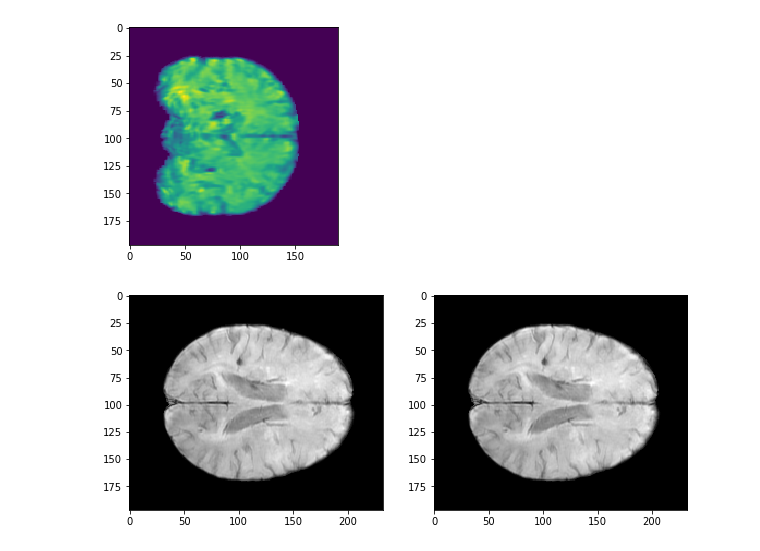
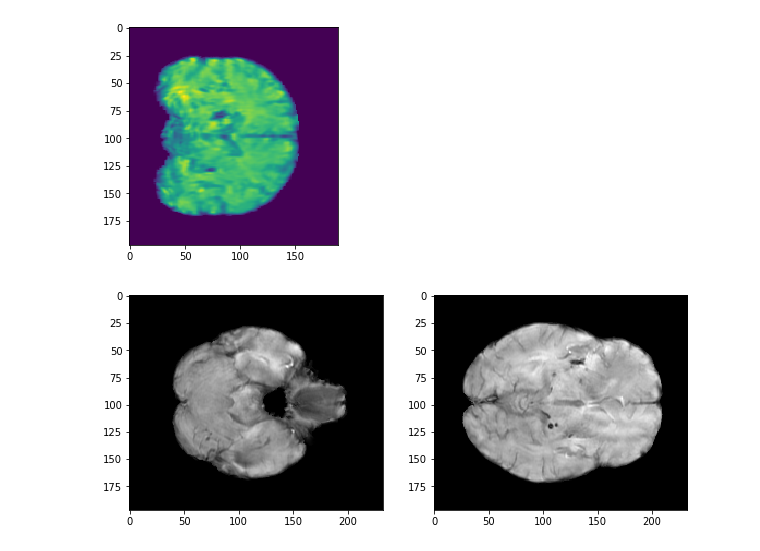
Before and after one commit to ZAKAUDD/pfca, a Jupyter notebook: processing_algorithm.ipynb, the cells around one changed output. Cells and saved outputs as stored; diff of their text form; code cells hidden in the pictures.

```diff
--- a/processing_algorithm.ipynb
+++ b/processing_algorithm.ipynb
@@ -35,11 +36,12 @@ if os.path.isfile(cur_path+'/params/input_params.csv'):
     file = pd.read_csv(cur_path+'/params/input_params.csv')
     raw_data_dir = file['raw'].values[0]
     nifti_dir = file['nifti'].values[0]
+    params_dir = cur_path+'/params/input_params.csv'
 else:
     path_raw = str(cur_path)+"/datasets/raw/"
     path_nifti = str(cur_path)+"/datasets/nifti/"
     d_modified = datetime.date.today()
-    file_dataframe = {'raw': [path_raw], 'date_added': [d_modified], 'nifti': [path_nifti]}
+    file_dataframe = {'raw': [path_raw], 'date_added': [d_modified], 'nifti': [path_nifti], 'cur_path' : [cur_path]}
     r = pd.DataFrame(file_dataframe)
     r.to_csv(cur_path+'/params/input_params.csv')
 # %%
@@ -76,25 +78,39 @@ def get_immediate_subdirectories(a_dir):
     return [name for name in os.listdir(a_dir)
             if os.path.isdir(os.path.join(a_dir, name))]
 # %%
-#image display and storage
-def imgplot(volume1, volume2 = None,  size = 'big',scaling_factor = 1):
+#image display and store them in visuals folder
+def imgplot(volume1, volume2 = None,  size = 'big',scaling_factor = 1, cur_path = (os.getcwd()),
+            slice_no = [None]):
     import matplotlib.pyplot as plt
-    slice_no1 = int(volume1.shape[2]/2)
-    if volume2.all() == None:
+    import datetime
+    if type(slice_no[0]).__name__ == 'NoneType':
+        print("Slice no for image 1 not provided. Dont worry, I am taking the default value to plot.")
+        slice_no1 = int(volume1.shape[2]/2)
+    else:
+        slice_no1 = slice_no[0]
+    name = str((datetime.datetime.now()).strftime("%d%m%Y_%H%M%S")) + '.png'
+    if type(volume2).__name__ == 'NoneType':
         if size == 'big':
             plt.figure(figsize = (8,6))
             plt.imshow(volume1[:,:,slice_no1], cmap = plt.get_cmap('gray'))
+            plt.savefig(cur_path + '/visuals/stills_2d/' + name)
             plt.show()
         elif size == 'small':
             plt.imshow(volume1[:,:,slice_no1], cmap = plt.get_cmap('gray'))
+            plt.savefig(cur_path + '/visuals/stills_2d/' + name)
             plt.show()
-    elif volume2.all() != None:
-        slice_no2 = int(volume2.shape[2]/2)
+    elif type(volume2).__name__ != 'NoneType':
+        if type(slice_no[0]).__name__ == 'NoneType':
+            print("Slice no for image 2 not provided. Dont worry, I am taking the default value to plot.")
+            slice_no2 = int(volume2.shape[2]/2)
+        else:
+            slice_no2 = slice_no[1]
         plt.figure(figsize = (10,12))
         plt.subplot(2,2,1)
         plt.imshow(volume1[:,:,slice_no1], cmap = plt.get_cmap('gray'))
         plt.subplot(2,2,2)
         plt.imshow(volume2[:,:,slice_no2], cmap = plt.get_cmap('gray'))
+        plt.savefig(cur_path + '/visuals/stills_2d/' + name)
         plt.show()
 # %%
 patients_dir = get_immediate_subdirectories(raw_data_dir)
@@ -293,6 +304,6 @@ show()
 # %% [output]
 [figure]
 # %%
-imgplot(p2_arr,p2_arr)
+imgplot(p2_arr,p2_arr,slice_no = [45,67])
 # %% [output]
-[figure, old version]
+[figure, new version]
```
Also changed, not shown: parts of 5 cells of this notebook.
